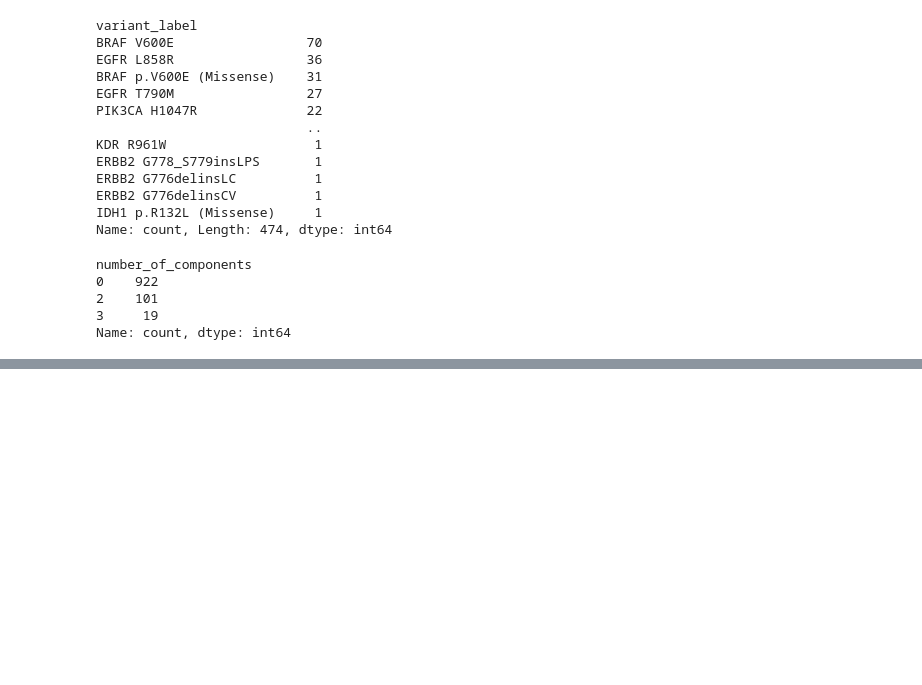
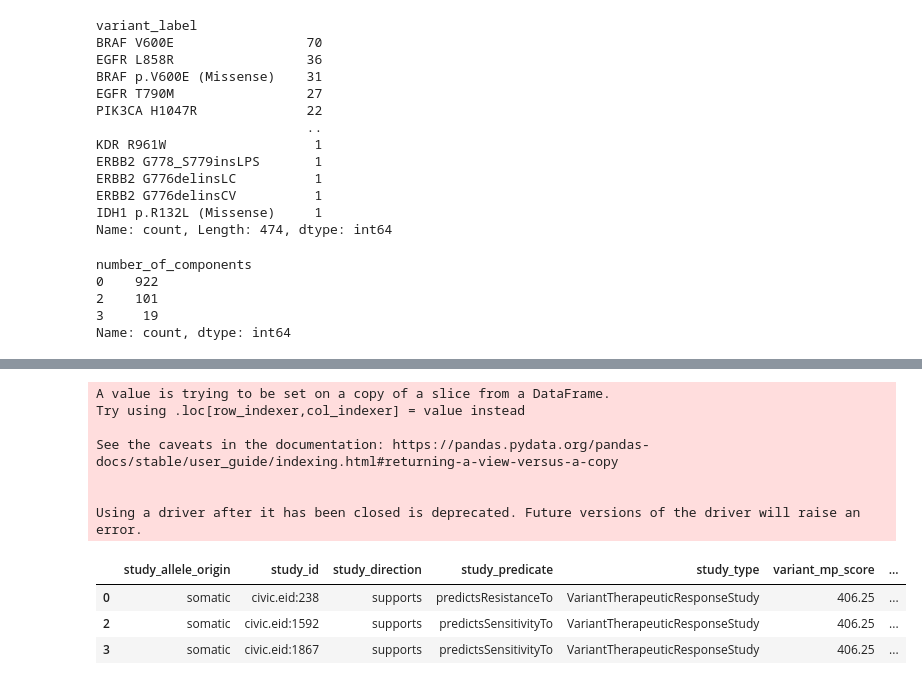
Before and after one commit to cancervariants/metakb, a Jupyter notebook: notebooks/therapeutics.ipynb, the cells around one changed output, grey strips where cells are left out. Cells and saved outputs as stored; diff of their text form; code cells hidden in the pictures; blank space fills up the shorter version.

```diff
--- a/notebooks/therapeutics.ipynb
+++ b/notebooks/therapeutics.ipynb
@@ -135,0 +244,69 @@ Name: count, dtype: int64
+# %%
+
+def neo4j_query(combo_id):
+    # query for the specific therapy ID components
+    query_components = f"""
+    MATCH (c:CombinationTherapy)-[:HAS_COMPONENTS]-(t)
+    WHERE c.id = \'{combo_id}\'
+    RETURN properties(t) AS Therapeutic
+    """
+
+    # Execute the query
+    result = execute_query(driver, query_components)
+
+    # Close the connection
+    driver.close()
+    return(result)
+# %%
+def get_combination_therapies(tdf):
+    tdf['combination_components'] = None
+
+    for idx, row in tdf.iterrows():
+        result = neo4j_query(row['therapeutic_id'])
+        therapeutics = []
+        for record in result:
+            therapeutics.append(record['Therapeutic'].get('label', None))
+            tdf.at[idx, 'combination_components'] = therapeutics
+
+    for idx, row in tdf.iterrows():
+        if row['therapeutic_type'] == 'CombinationTherapy':
+            components = row['combination_components']
+            if components is not None:  # Check if components is not None
+                sorted_components = tuple(sorted(components))
+                tdf.at[idx, 'combination_components'] = sorted_components
+    return(tdf)
+
+braf_df = get_combination_therapies(braf_df)
+df = get_combination_therapies(df)
+not_braf_df = get_combination_therapies(not_braf_df)
+
+# braf_df['combination_components'] = None
+
+# for idx, row in braf_df.iterrows():
+#     result = neo4j_query(row['therapeutic_id'])
+#     therapeutics = []
+#     for record in result:
+#         therapeutics.append(record['Therapeutic'].get('label', None))
+#         braf_df.at[idx, 'combination_components'] = therapeutics
+
+# for idx, row in braf_df.iterrows():
+#     if row['therapeutic_type'] == 'CombinationTherapy':
+#         components = row['combination_components']
+#         if components is not None:  # Check if components is not None
+#             sorted_components = tuple(sorted(components))
+#             braf_df.at[idx, 'combination_components'] = sorted_components
+# #braf_df['combination_components'] = braf_df['combination_components'].apply(lambda x: tuple(sorted(x)))
+
+not_braf_df[0:3]
+# %% [output]
+A value is trying to be set on a copy of a slice from a DataFrame.
+Try using .loc[row_indexer,col_indexer] = value instead
+
+See the caveats in the documentation: https://pandas.pydata.org/pandas-docs/stable/user_guide/indexing.html#returning-a-view-versus-a-copy
+
+
+Using a driver after it has been closed is deprecated. Future versions of the driver will raise an error.
+|  | study_allele_origin | study_id | study_direction | study_predicate | study_type | variant_mp_score | ... |
+| 0 | somatic | civic.eid:238 | supports | predictsResistanceTo | VariantTherapeuticResponseStudy | 406.25 | ... |
+| 2 | somatic | civic.eid:1592 | supports | predictsSensitivityTo | VariantTherapeuticResponseStudy | 406.25 | ... |
+| 3 | somatic | civic.eid:1867 | supports | predictsSensitivityTo | VariantTherapeuticResponseStudy | 406.25 | ... |
```
Also changed, not shown: parts of 13 cells of this notebook.
